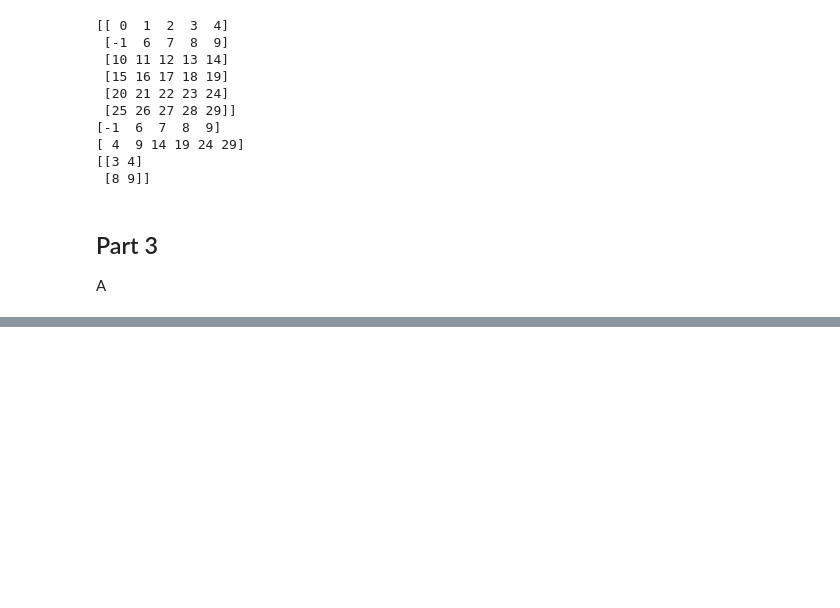
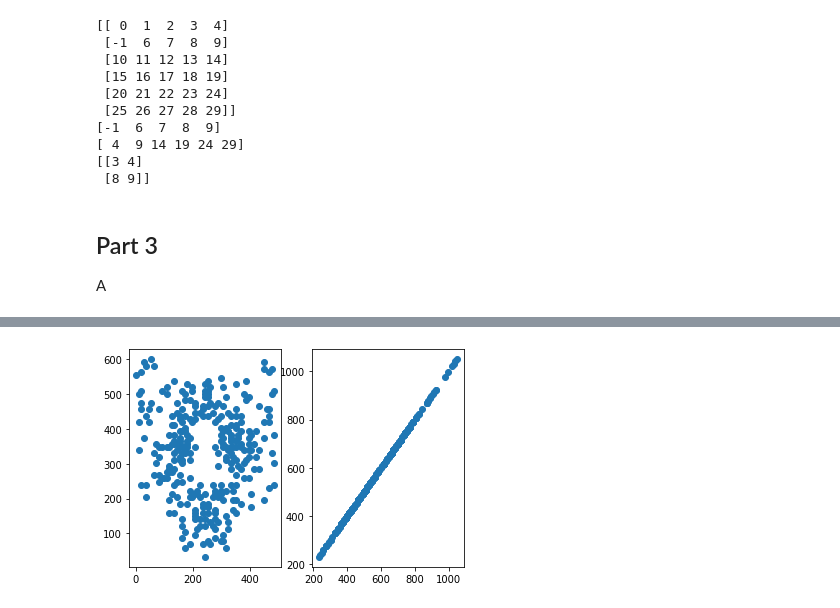
Before and after one commit to dtungpka/Applied-Mathematics-for-Artificial-Intelligence, a Jupyter notebook: Assignment_2/Assignment2.ipynb, the cells around one changed output, grey strips where cells are left out. Saved outputs shown, nothing was run; the diff lists cells and outputs as text; code cells hidden in the pictures; blank space fills up the shorter version.

```diff
--- a/Assignment_2/Assignment2.ipynb
+++ b/Assignment_2/Assignment2.ipynb
@@ -335,0 +498,12 @@ A
+# %%
+shear_factor = (1,1)
+shear = np.array([[1, shear_factor[0]],
+                        [shear_factor[1], 1]])
+sheared_coords = np.dot(coords, shear)
+fig, ax = plt.subplots(1,2)
+ax[0].scatter(coords[:,0], coords[:,1])
+ax[1].scatter(sheared_coords[:,0], sheared_coords[:,1])
+
+plt.show()
+# %% [output]
+[figure, added]
```
Also changed, not shown: parts of 25 cells of this notebook, 1 other file.
